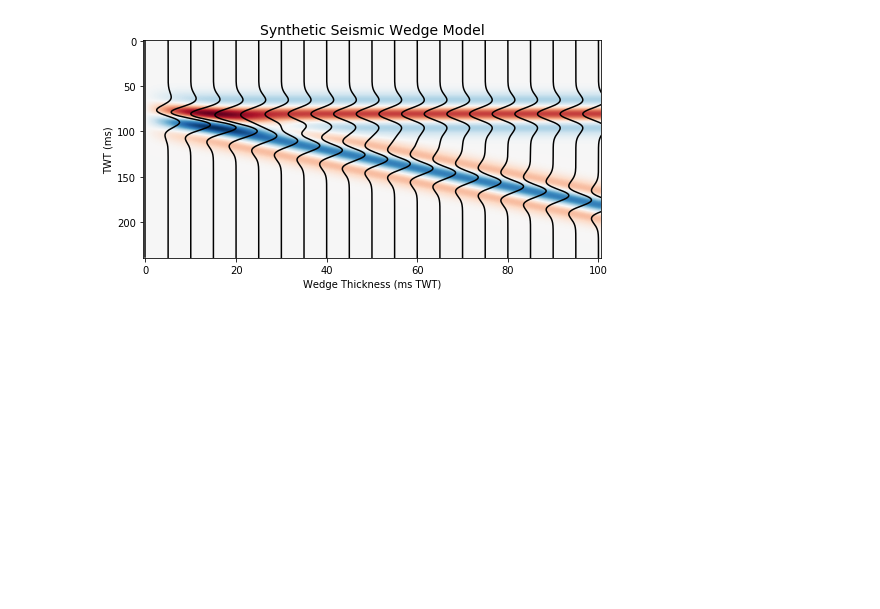
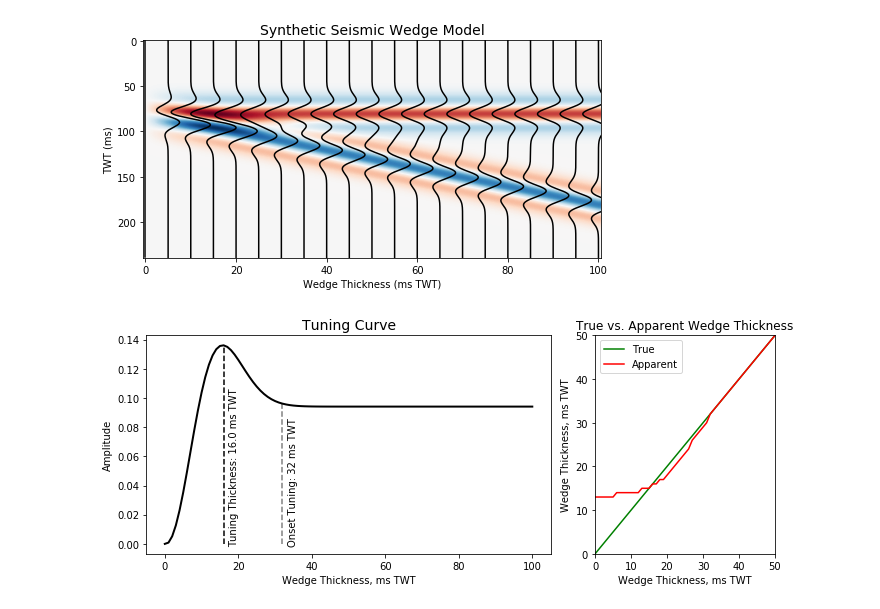
Before and after one commit to bdowdell/flask_pyseistuned, a Jupyter notebook: nb/image_plots.ipynb, the cells around one changed output. Saved outputs shown, nothing was run; the diff lists cells and outputs as text; code cells hidden in the pictures; blank space fills up the shorter version.

```diff
--- a/nb/image_plots.ipynb
+++ b/nb/image_plots.ipynb
@@ -182,0 +294,33 @@ plt.savefig('../pyseistuned/static/img/synthetic_wedge_model.png', dpi=300, edge
+# %%
+wedge_thickness, tuning_twt_meas, amp, apparent_wedge_thickness, tuning_twt_onset_meas, tuning_twt_onset, tuning_twt, res_limit = tuning_curve(synth, rock_props, 0.001, 0, f=[25])
+# %%
+fig = plt.figure(figsize=(10,4))
+
+grid = GridSpec(1, 3, figure=fig)
+
+ax1 = fig.add_subplot(grid[0, :-1])
+ax1.plot(wedge_thickness, amp, 'k', linewidth=2)
+ax1.vlines(tuning_twt_meas, 0, np.max(amp), linestyles='dashed')
+tuning_thickness_string = 'Tuning Thickness: {} ms TWT'.format(round(tuning_twt_meas))
+ax1.annotate(tuning_thickness_string, (tuning_twt_meas+1.5, 0), rotation=90)
+ax1.vlines(tuning_twt_onset_meas, 0, amp[tuning_twt_onset_meas], linestyle='dashed', colors='grey')
+onset_thickness_string = 'Onset Tuning: {} ms TWT'.format(round(tuning_twt_onset_meas))
+ax1.annotate(onset_thickness_string, (tuning_twt_onset_meas+1.5, 0), rotation=90)
+ax1.set_xlabel('Wedge Thickness, ms TWT')
+ax1.set_ylabel('Amplitude')
+ax1.set_title('Tuning Curve', fontsize=14)
+
+ax2 = fig.add_subplot(grid[-1])
+ax2.plot(wedge_thickness, wedge_thickness, 'g', label='True')
+ax2.plot(wedge_thickness, apparent_wedge_thickness, 'r', label='Apparent')
+ax2.set_xlabel('Wedge Thickness, ms TWT')
+ax2.set_ylabel('Wedge Thickness, ms TWT')
+ax2.set_title('True vs. Apparent Wedge Thickness')
+ax2.set_xlim(left=0, right=50)
+ax2.set_ylim(bottom=0, top=50)
+ax2.legend()
+
+grid.tight_layout(fig)
+plt.savefig('../pyseistuned/static/img/tuning_curve.png', dpi=300, edgecolor='k')
+# %% [output]
+[figure, added]
```
Also changed, not shown: parts of 6 cells of this notebook.
